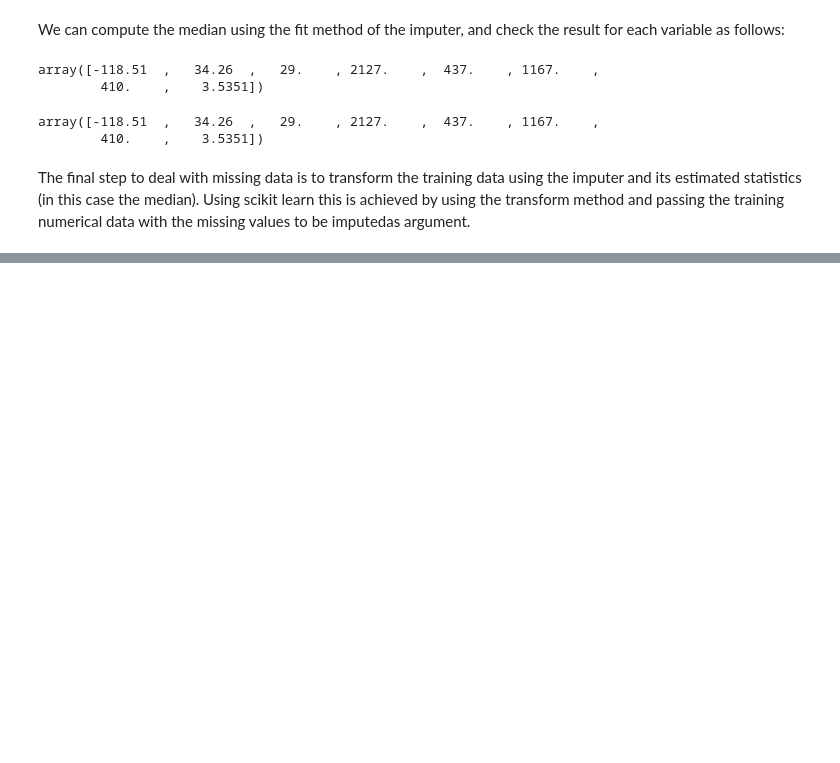
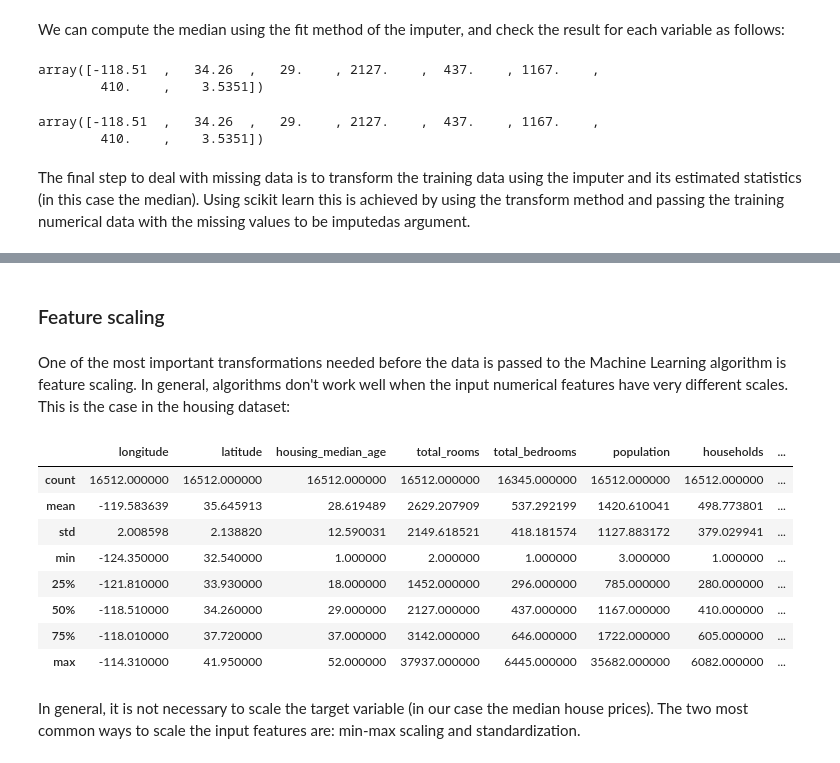
Before and after one commit to mdr-datascience/edu-repo, a Jupyter notebook: Python_ScikitLearn/scikitlearn-tutorial-2.ipynb, the cells around one changed output, grey strips where cells are left out. Cells and saved outputs as stored; diff of their text form; code cells hidden in the pictures; blank space fills up the shorter version.

Commit message:
finish data preparation

```diff
--- a/Python_ScikitLearn/scikitlearn-tutorial-2.ipynb
+++ b/Python_ScikitLearn/scikitlearn-tutorial-2.ipynb
@@ -315,0 +343,18 @@ X = pd.DataFrame(X, columns=Xtrain_num.columns, index=Xtrain_num.index)
+# %% [markdown]
+### Feature scaling
+# %% [markdown]
+One of the most important transformations needed before the data is passed to the Machine Learning algorithm is feature scaling. In general, algorithms don't work well when the input numerical features have very different scales. This is the case in the housing dataset:
+# %%
+Xtrain.describe()
+# %% [output]
+|  | longitude | latitude | housing_median_age | total_rooms | total_bedrooms | population | households | ... |
+| count | 16512.000000 | 16512.000000 | 16512.000000 | 16512.000000 | 16345.000000 | 16512.000000 | 16512.000000 | ... |
+| mean | -119.583639 | 35.645913 | 28.619489 | 2629.207909 | 537.292199 | 1420.610041 | 498.773801 | ... |
+| std | 2.008598 | 2.138820 | 12.590031 | 2149.618521 | 418.181574 | 1127.883172 | 379.029941 | ... |
+| min | -124.350000 | 32.540000 | 1.000000 | 2.000000 | 1.000000 | 3.000000 | 1.000000 | ... |
+| 25% | -121.810000 | 33.930000 | 18.000000 | 1452.000000 | 296.000000 | 785.000000 | 280.000000 | ... |
+| 50% | -118.510000 | 34.260000 | 29.000000 | 2127.000000 | 437.000000 | 1167.000000 | 410.000000 | ... |
+| 75% | -118.010000 | 37.720000 | 37.000000 | 3142.000000 | 646.000000 | 1722.000000 | 605.000000 | ... |
+| max | -114.310000 | 41.950000 | 52.000000 | 37937.000000 | 6445.000000 | 35682.000000 | 6082.000000 | ... |
+# %% [markdown]
+In general, it is not necessary to scale the target variable (in our case the median house prices). The two most common ways to scale the input features are: min-max scaling and standardization.
```
Also changed, not shown: parts of 14 cells of this notebook, 1 other file.
